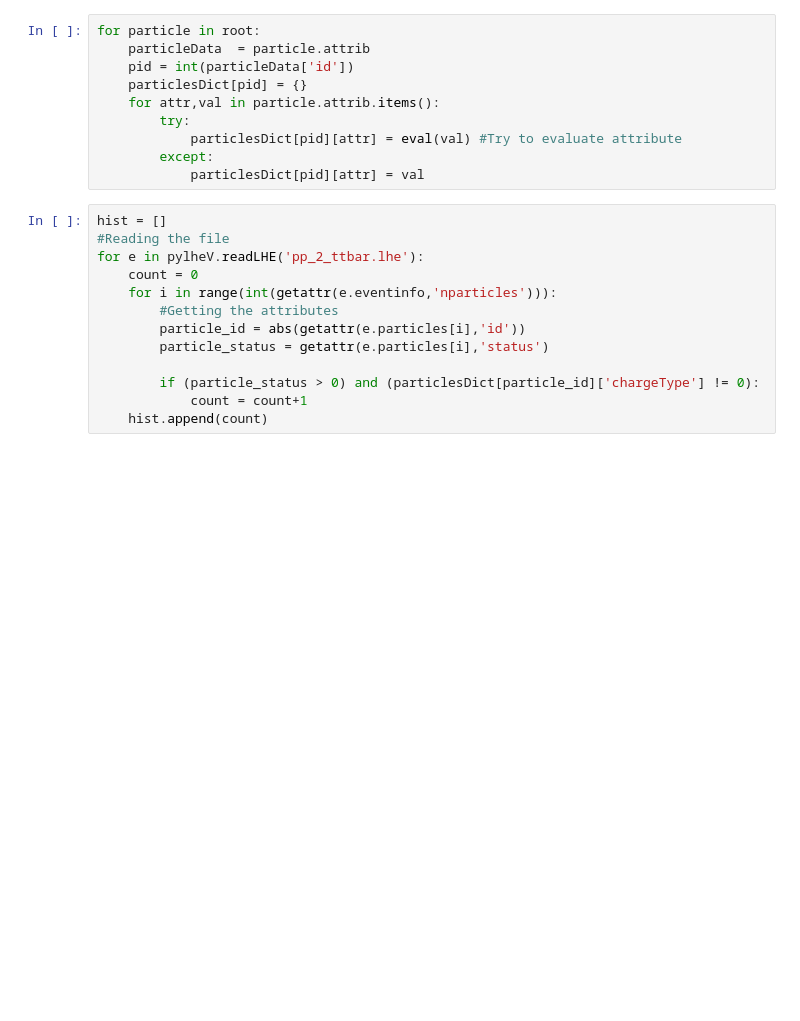
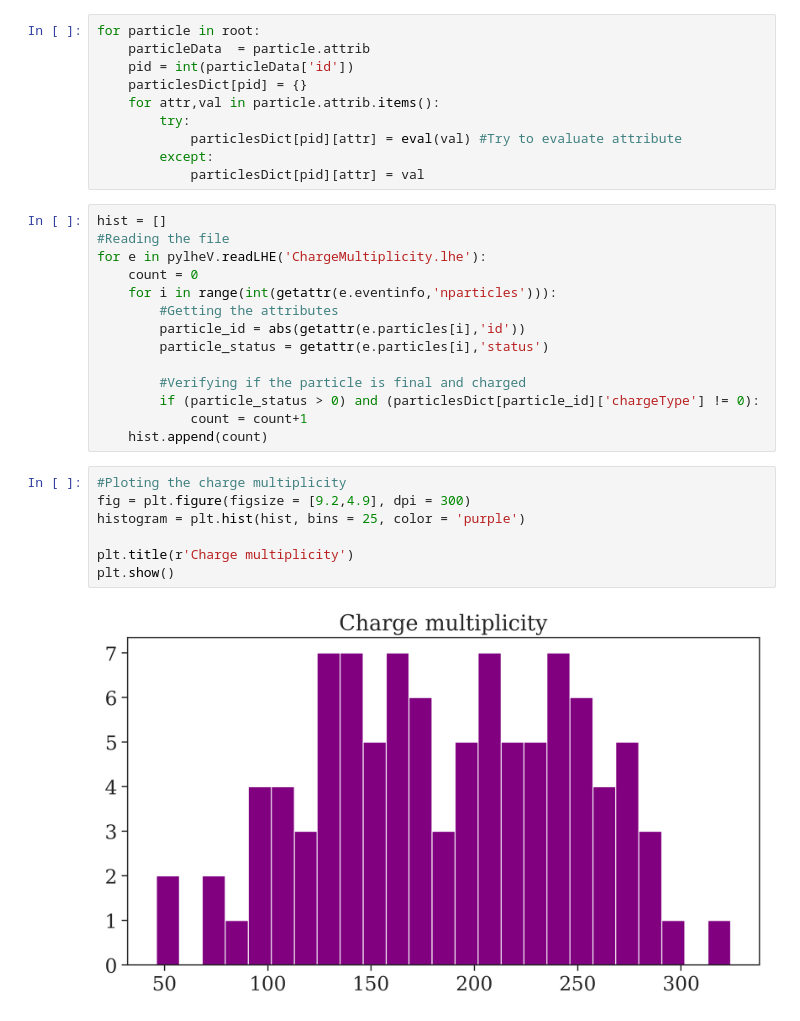
Before and after one commit to viniciusrocca/simulationsSM, a Jupyter notebook: pp2ttbar/ChargeMultiplicity.ipynb, the cells around one changed output. Cells and saved outputs as stored; diff of their text form; blank space fills up the shorter version.

```diff
--- a/pp2ttbar/ChargeMultiplicity.ipynb
+++ b/pp2ttbar/ChargeMultiplicity.ipynb
@@ -30,13 +30,23 @@ for particle in root:
 # %%
 hist = []
 #Reading the file
-for e in pylheV.readLHE('pp_2_ttbar.lhe'):
+for e in pylheV.readLHE('ChargeMultiplicity.lhe'):
     count = 0
     for i in range(int(getattr(e.eventinfo,'nparticles'))):
         #Getting the attributes
         particle_id = abs(getattr(e.particles[i],'id'))
         particle_status = getattr(e.particles[i],'status')
 
+        #Verifying if the particle is final and charged
         if (particle_status > 0) and (particlesDict[particle_id]['chargeType'] != 0):
             count = count+1
     hist.append(count)
+# %%
+#Ploting the charge multiplicity
+fig = plt.figure(figsize = [9.2,4.9], dpi = 300)
+histogram = plt.hist(hist, bins = 25, color = 'purple')
+
+plt.title(r'Charge multiplicity')
+plt.show()
+# %% [output]
+[figure, added]
```
Also changed, not shown: parts of 2 cells of this notebook, 1 other file.
